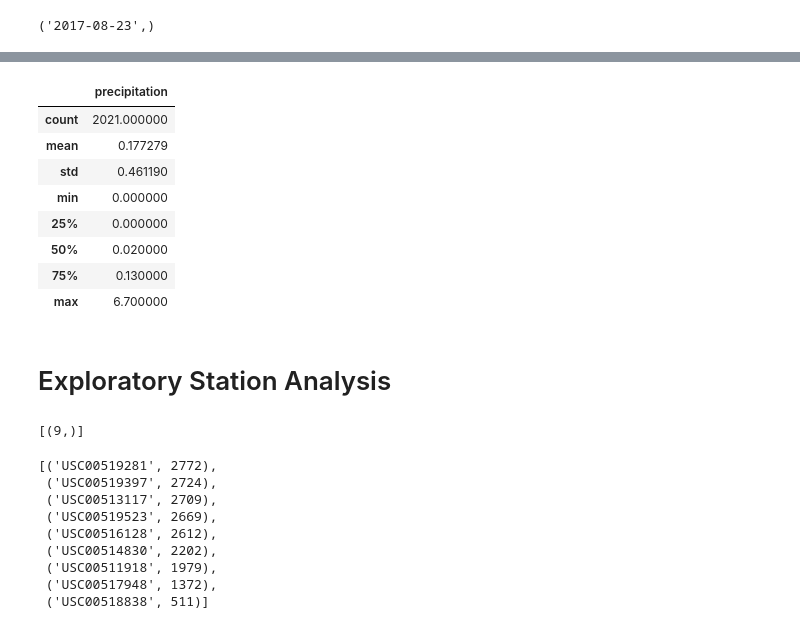
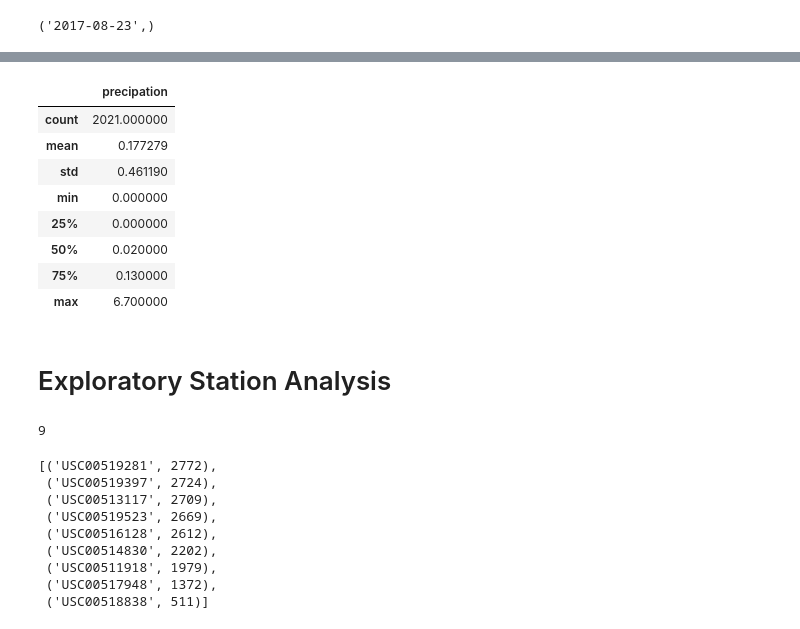
Before and after one commit to jnnfrwht14/Module_10_sqlalchemy, a Jupyter notebook: sqlachemy_code/climate_starter.ipynb, the cells around one changed output, grey strips where cells are left out. Saved outputs shown, nothing was run; the diff lists cells and outputs as text; code cells hidden in the pictures.

```diff
--- a/sqlachemy_code/climate_starter.ipynb
+++ b/sqlachemy_code/climate_starter.ipynb
@@ -52,16 +52,22 @@ year_data = dt.date(2017, 8, 23)-dt.timedelta(days=365)
 
 year_data
 # Calculate the date one year from the last date in data set.
-
+#completed above
 
 # Perform a query to retrieve the data and precipitation scores
-prcp_scores = session.query(Measurement.date, Measurement.prcp).filter()
+prcp_scores = session.query(Measurement.date, Measurement.prcp).filter(Measurement.date >=year_data)
 
 # Save the query results as a Pandas DataFrame. Explicitly set the column names
-
+measuredf = pd.DataFrame(prcp_scores).rename(columns = {'prcp': 'precipation'})
 
 # Sort the dataframe by date
-
-
+measuredf['date'] = pd.to_datetime(measuredf['date'], format = '%Y-%m-%d')
+measuredf = measuredf.set_index('date')
+measuredf = measuredf.sort_values(by = ['date'])
 # Use Pandas Plotting with Matplotlib to plot the data
+measuredf.plot(figsize = (14,7), rot = 90, color = "coral")
+plt.ylim(0,8)
+plt.ylabel('inches')
+plt.xlabel('date')
+plt.legend(loc = 'upper right')
 # %% [output]
@@ -69,7 +76,9 @@ datetime.date(2016, 8, 23)
 # %%
 # Use Pandas to calculate the summary statistics for the precipitation data
+summstat = measuredf.describe()
+summstat
 # %% [output]
-|  | precipitation |
+|  | precipation |
 | count | 2021.000000 |
 | mean | 0.177279 |
 | std | 0.461190 |
@@ -82,8 +91,12 @@ datetime.date(2016, 8, 23)
 # Exploratory Station Analysis
 # %%
 # Design a query to calculate the total number of stations in the dataset
+session.query(Station).first().__dict__
+session.query(Measurement).first().__dict__
+num = len(session.query(Station).all())
+print(num)
 # %% [output]
-[(9,)]
+9
 # %%
 # Design a query to find the most active stations (i.e. which stations have the most rows?)
 # List the stations and their counts in descending order.
```
Also changed, not shown: parts of 4 cells of this notebook, 1 other file.
